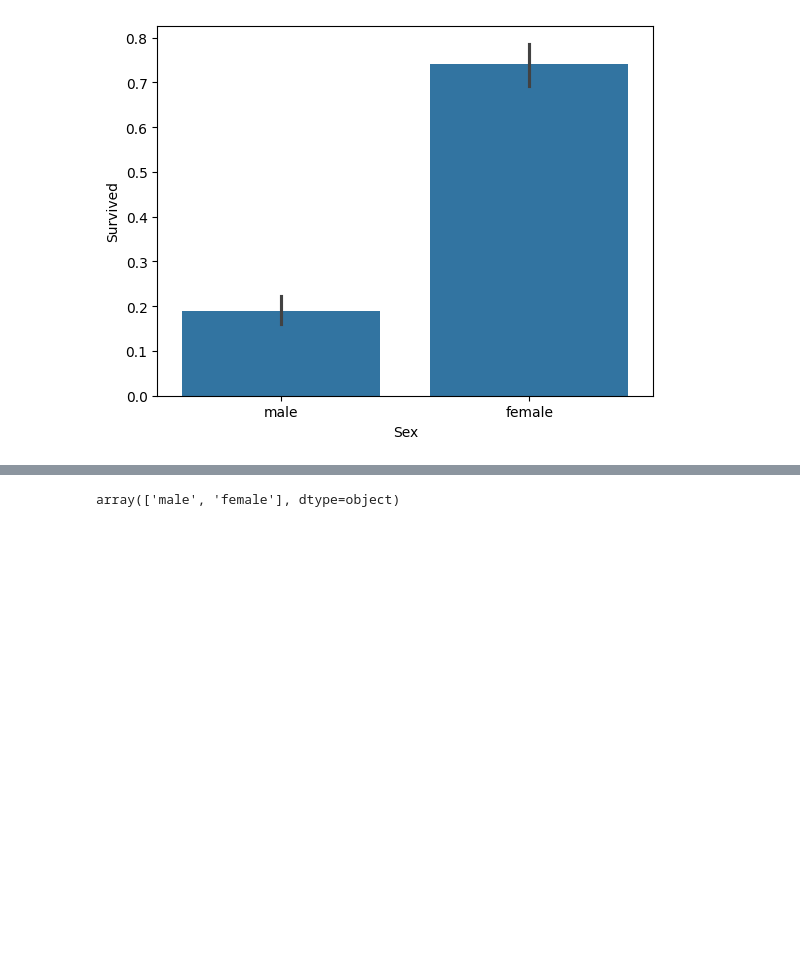
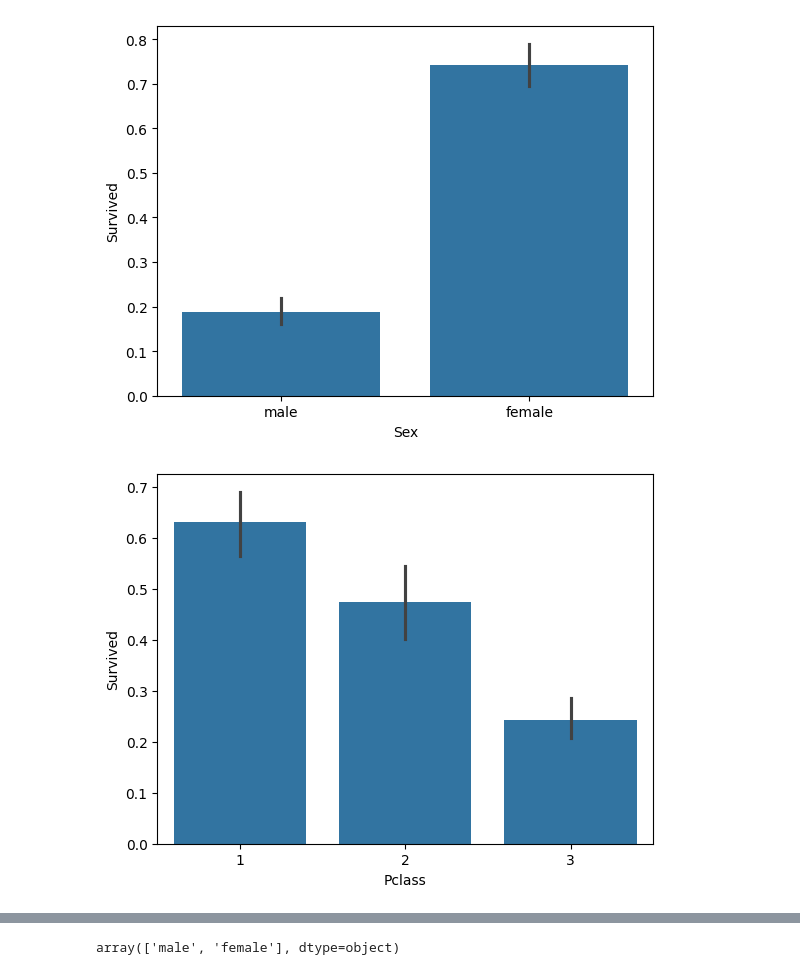
Before and after one commit to NoOne1007/daily-code, a Jupyter notebook: Day_3/notebook.ipynb, the cells around one changed output, grey strips where cells are left out. Saved outputs shown, nothing was run; the diff lists cells and outputs as text; code cells hidden in the pictures; blank space fills up the shorter version.

```diff
--- a/Day_3/notebook.ipynb
+++ b/Day_3/notebook.ipynb
@@ -149,3 +243,8 @@ sns.barplot(x = "Sex", y = "Survived", data = df)
 plt.show()
 # %% [output]
 [figure]
+# %%
+sns.barplot(x = "Pclass", y = "Survived", data = df)
+plt.show()
+# %% [output]
+[figure, added]
```
Also changed, not shown: parts of 9 cells of this notebook.
